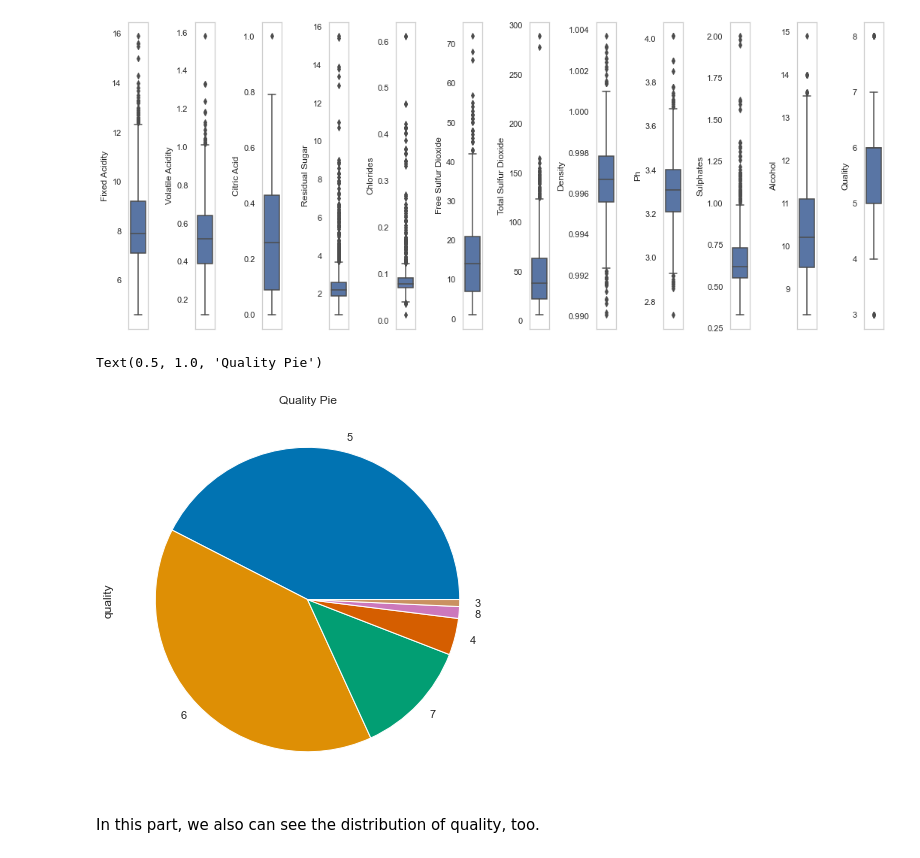
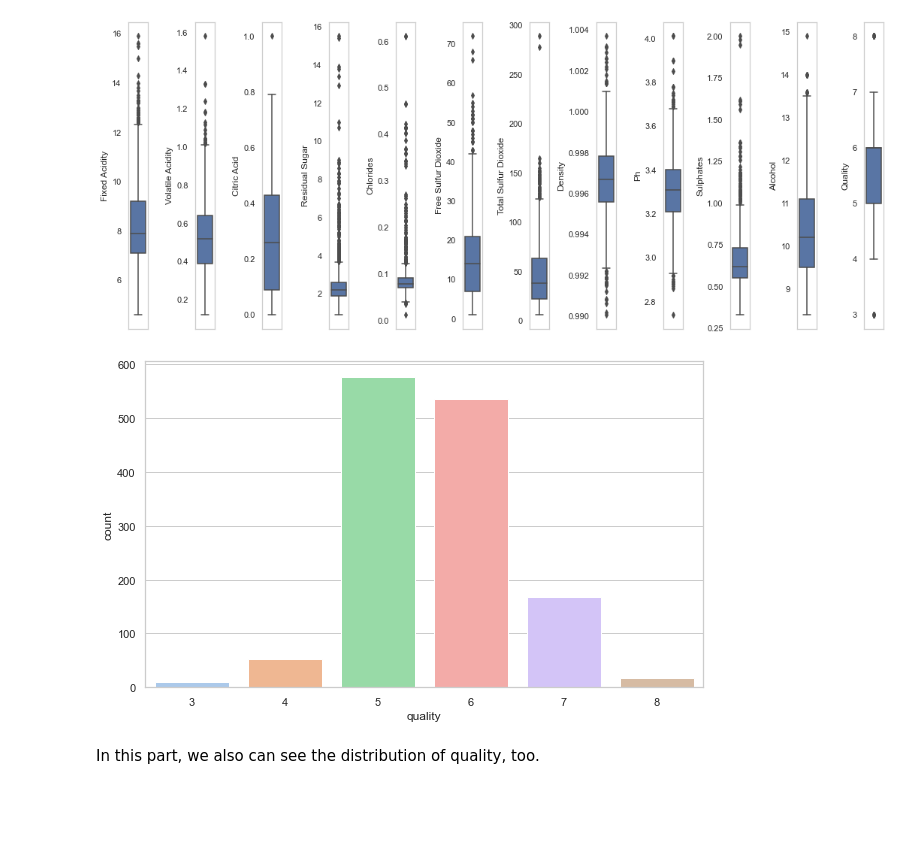
Before and after one commit to gokce-nur00/wine-quality, a Jupyter notebook: train.ipynb, the cells around one changed output. Cells and saved outputs as stored; diff of their text form; code cells hidden in the pictures; blank space fills up the shorter version.

```diff
--- a/train.ipynb
+++ b/train.ipynb
@@ -199,15 +222,11 @@ for index, col in enumerate(columns):
   ax.set_ylabel(col.title())
 # %% [output]
 [figure]
-# %%
-#plt.figure(figsize=(7, 7))
-fig, ax = plt.subplots(figsize=(7, 7))
-_ = data['quality'].value_counts().plot.pie(
-  colors=sns.color_palette('colorblind')
-)
-ax.set_title("Quality Pie")
-# %% [output]
-Text(0.5, 1.0, 'Quality Pie')
-[figure, removed]
+# %%
+sns.set(style="whitegrid")
+fig = plt.figure(figsize = (10,6))
+sns.countplot('quality', data=data, palette='pastel');
+# %% [output]
+[figure, added]
 # %% [markdown]
 In this part, we also can see the distribution of quality, too.
```
Also changed, not shown: parts of 32 cells of this notebook.
